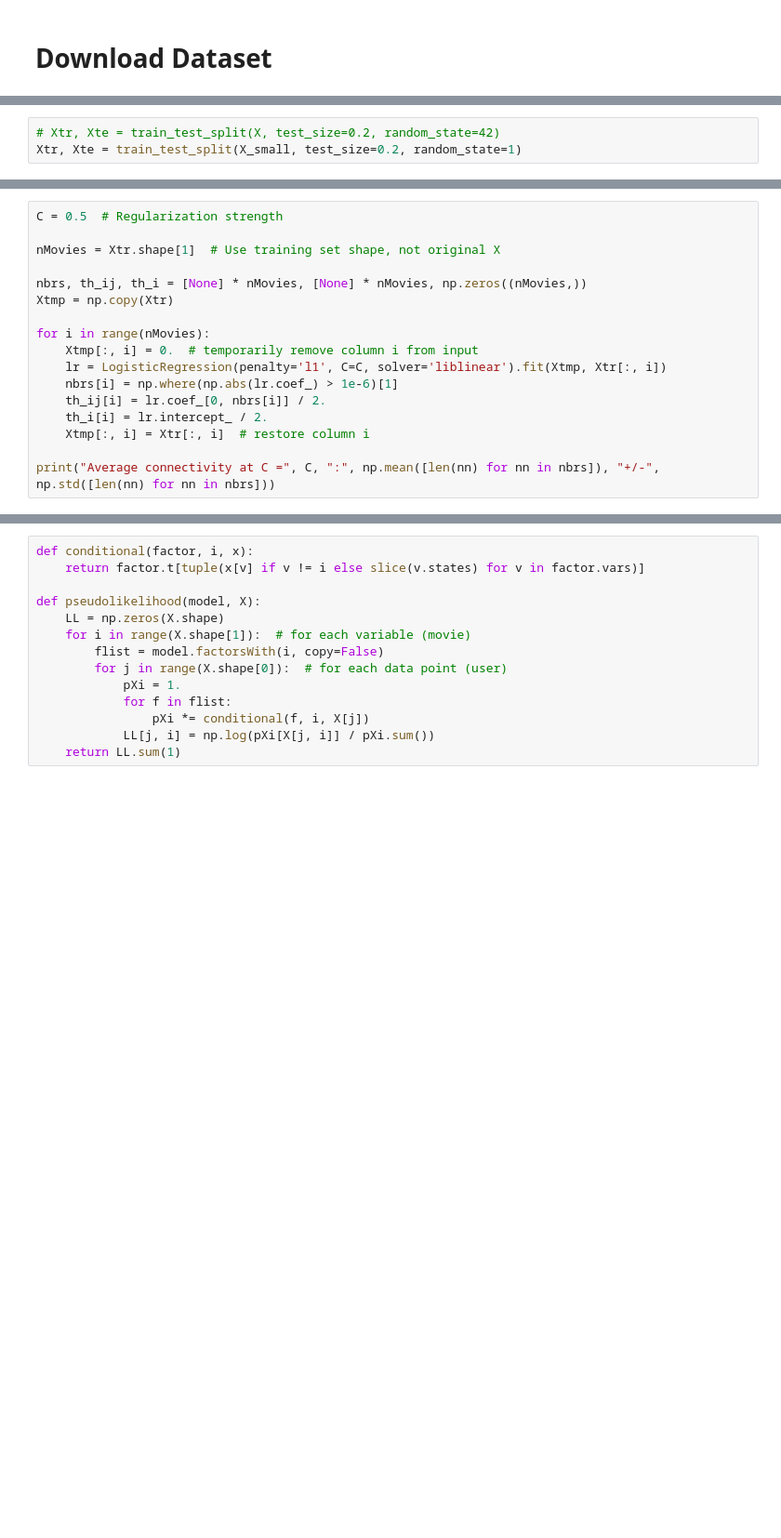
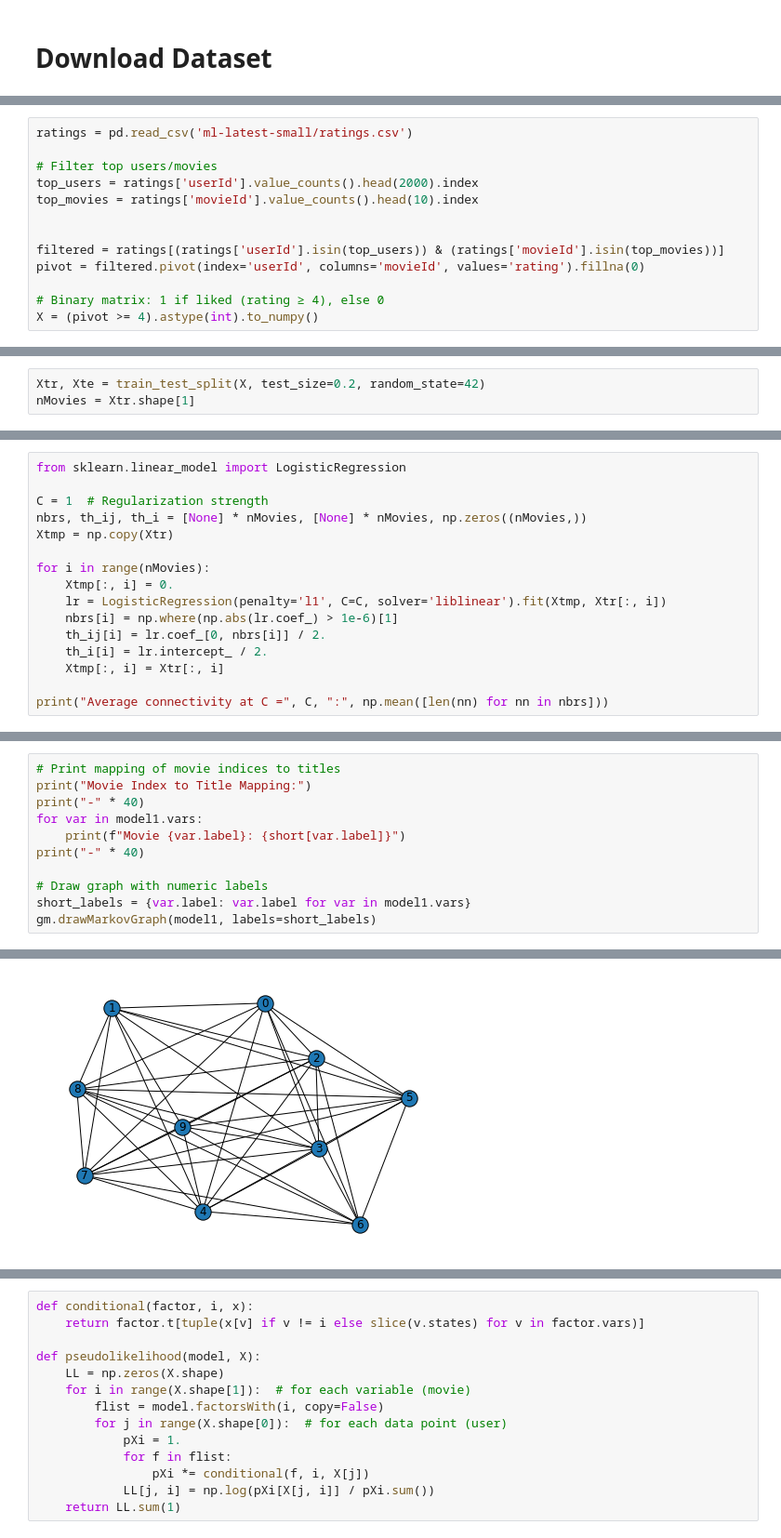
Before and after one commit to nathantandrews/cs179-project, a Jupyter notebook: experimental/testing_ising_model.ipynb, the cells around one changed output, grey strips where cells are left out. Shown at 93% size. Cells and saved outputs as stored; diff of their text form; blank space fills up the shorter version.

```diff
--- a/experimental/testing_ising_model.ipynb
+++ b/experimental/testing_ising_model.ipynb
@@ -84 +38,14 @@ X_small = X_small[:, :5]
+# %%
+ratings = pd.read_csv('ml-latest-small/ratings.csv')
+
+# Filter top users/movies
+top_users = ratings['userId'].value_counts().head(2000).index
+top_movies = ratings['movieId'].value_counts().head(10).index
+
+
+filtered = ratings[(ratings['userId'].isin(top_users)) & (ratings['movieId'].isin(top_movies))]
+pivot = filtered.pivot(index='userId', columns='movieId', values='rating').fillna(0)
+
+# Binary matrix: 1 if liked (rating ≥ 4), else 0
+X = (pivot >= 4).astype(int).to_numpy()
 # %%
@@ -88,5 +60,5 @@ short = {i: id_to_title[mid] for i, mid in enumerate(pivot.columns)}
 # %%
-# Xtr, Xte = train_test_split(X, test_size=0.2, random_state=42)
-Xtr, Xte = train_test_split(X_small, test_size=0.2, random_state=1)
+Xtr, Xte = train_test_split(X, test_size=0.2, random_state=42)
+nMovies = Xtr.shape[1]
 # %%
 pXi = np.mean(Xtr, axis=0)
@@ -100,18 +72,17 @@ Independent model Test  LL: -3.4833400772998457
 # %%
-C = 0.5  # Regularization strength
+from sklearn.linear_model import LogisticRegression
 
-nMovies = Xtr.shape[1]  # Use training set shape, not original X
-
+C = 1  # Regularization strength
 nbrs, th_ij, th_i = [None] * nMovies, [None] * nMovies, np.zeros((nMovies,))
 Xtmp = np.copy(Xtr)
 
 for i in range(nMovies):
-    Xtmp[:, i] = 0.  # temporarily remove column i from input
+    Xtmp[:, i] = 0.
     lr = LogisticRegression(penalty='l1', C=C, solver='liblinear').fit(Xtmp, Xtr[:, i])
     nbrs[i] = np.where(np.abs(lr.coef_) > 1e-6)[1]
     th_ij[i] = lr.coef_[0, nbrs[i]] / 2.
     th_i[i] = lr.intercept_ / 2.
-    Xtmp[:, i] = Xtr[:, i]  # restore column i
+    Xtmp[:, i] = Xtr[:, i]
 
-print("Average connectivity at C =", C, ":", np.mean([len(nn) for nn in nbrs]), "+/-", np.std([len(nn) for nn in nbrs]))
+print("Average connectivity at C =", C, ":", np.mean([len(nn) for nn in nbrs]))
 # %% [output]
@@ -140,0 +100,12 @@ gm.drawMarkovGraph(model1, labels=short)
+# %%
+# Print mapping of movie indices to titles
+print("Movie Index to Title Mapping:")
+print("-" * 40)
+for var in model1.vars:
+    print(f"Movie {var.label}: {short[var.label]}")
+print("-" * 40)
+
+# Draw graph with numeric labels
+short_labels = {var.label: var.label for var in model1.vars}
+gm.drawMarkovGraph(model1, labels=short_labels)
+# %% [output]
@@ -141,3 +126,4 @@ gm.drawMarkovGraph(model1, labels=short)
+[figure, added]
 # %%
 order, _ = gm.eliminationOrder(model1, 'minfill')
 jt = gm.wmb.JTree(model1, elimOrder=order)
```
Also changed, not shown: parts of 11 cells of this notebook, 1 other file.
